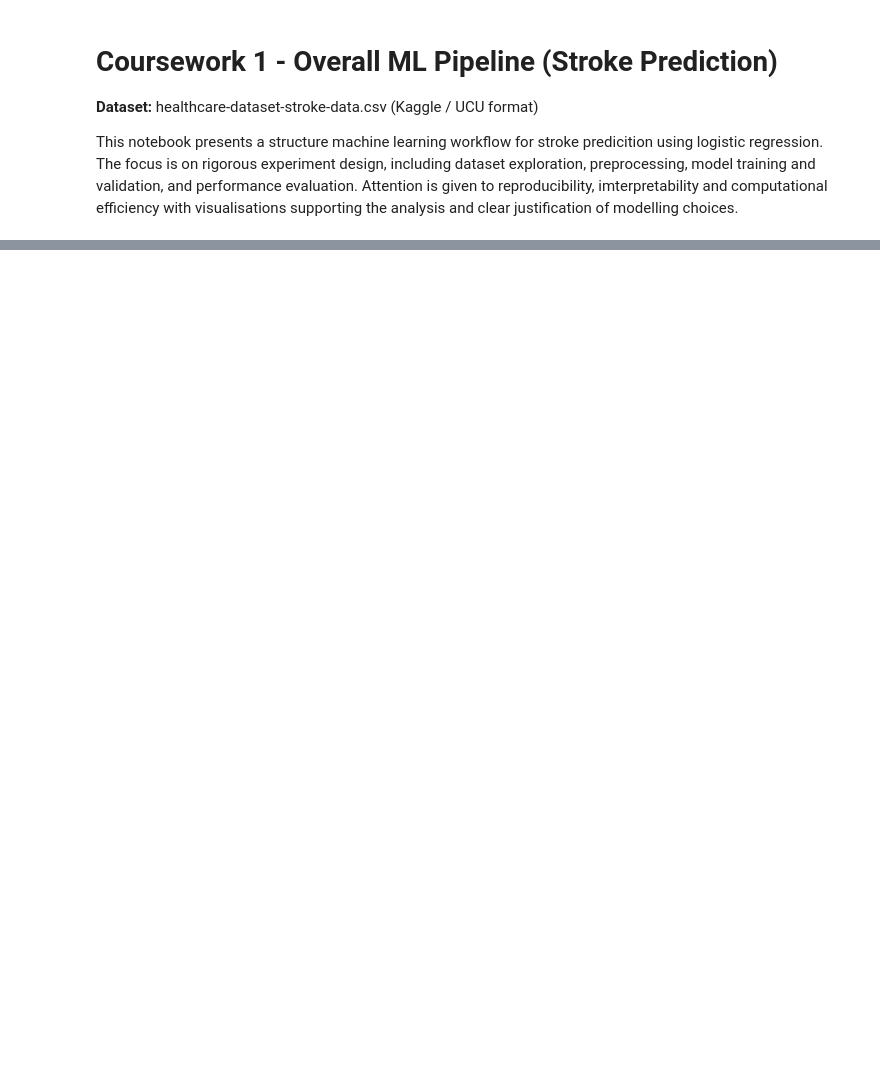
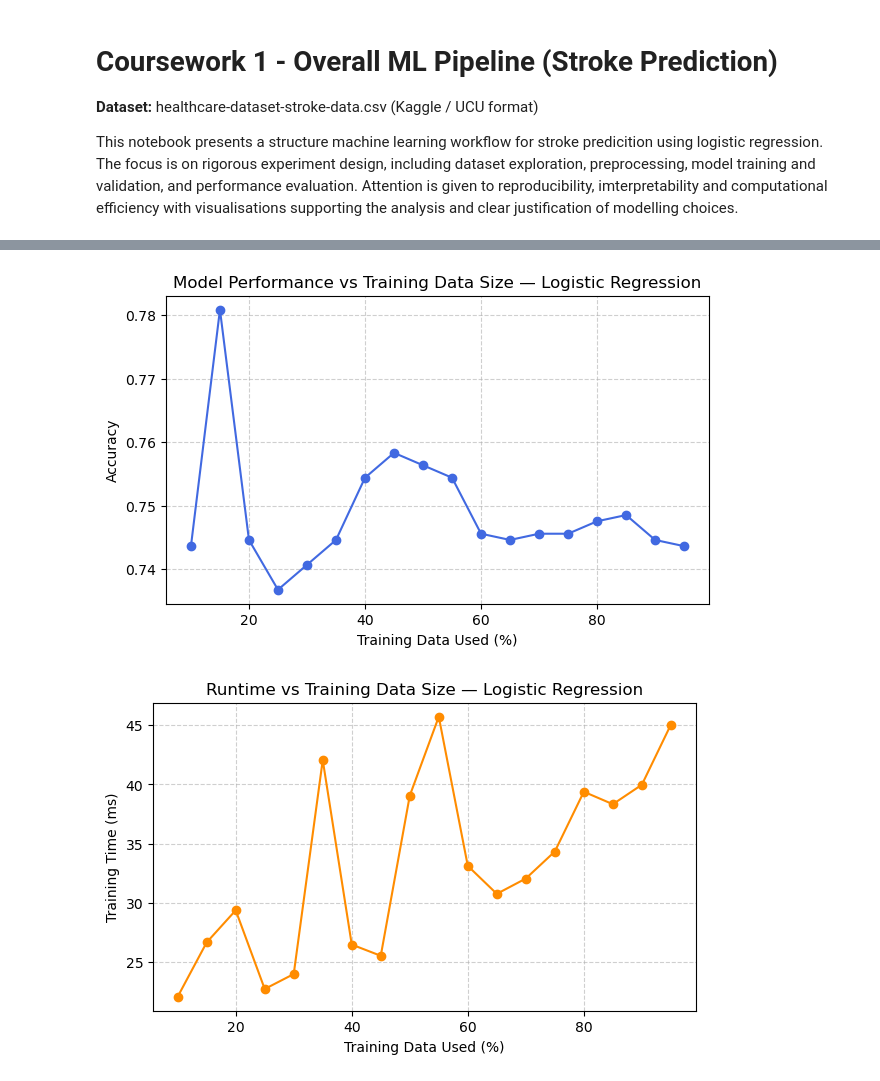
Before and after one commit to PatriciaMunginga/Stroke-Prediction-Using-AI-and-ML, a Jupyter notebook: ENG4200_CW1_3033388M.ipynb, the cells around one changed output, grey strips where cells are left out. Drawn from its saved outputs; the diff is of its cells as text; code cells hidden in the pictures; blank space fills up the shorter version.

```diff
--- a/ENG4200_CW1_3033388M.ipynb
+++ b/ENG4200_CW1_3033388M.ipynb
@@ -219,0 +419,10 @@ Classification: Pipeline(steps=[('scaler', StandardScaler()),
+# %%
+""" Accuracy Metrics """
+
+acc = accuracy_score(y_test, y_pred)
+f1 = f1_score(y_test, y_pred, zero_division=0)
+rec = recall_score(y_test, y_pred)
+roc = roc_auc_score(y_test, y_proba)
+
+print(f"Test Accuracy: {acc:.3f} | Test F1: {f1:.3f} | Test Recall: {rec:.3f} | Test ROC-AUC: {roc:.3f}")
+print(f"Training (GridSearch) time: {grid_time*1000:.1f} ms | Prediction time: {pred_time*1000:.1f} ms")
@@ -219,0 +585,42 @@ Classification: Pipeline(steps=[('scaler', StandardScaler()),
+# %%
+fractions = np.arange(0.1, 1.0, 0.05)  # 10%, 15%, ..., 95%
+accuracies = []
+train_times = []
+
+for frac in fractions:
+    X_sample, _, y_sample, _ = train_test_split(
+        X_train, y_train, train_size=frac, stratify=y_train, random_state=RNG
+    )
+
+    # Measure training time
+    t0 = time.time()
+    clf_pipeline.fit(X_sample, y_sample)
+    train_time = time.time() - t0
+    train_times.append(train_time)
+
+    # Evaluate accuracy on the same test set
+    y_pred_sample = clf_pipeline.predict(X_test)
+    acc = accuracy_score(y_test, y_pred_sample)
+    accuracies.append(acc)
+
+# --- Plot 1: Accuracy vs Training Data Size ---
+plt.figure(figsize=(7, 4))
+plt.plot(np.array(fractions) * 100, accuracies, marker="o", color="royalblue")
+plt.title("Model Performance vs Training Data Size — Logistic Regression")
+plt.xlabel("Training Data Used (%)")
+plt.ylabel("Accuracy")
+plt.grid(True, linestyle="--", alpha=0.6)
+plt.show()
+
+# --- Plot 2: Runtime vs Training Data Size ---
+plt.figure(figsize=(7, 4))
+plt.plot(np.array(fractions) * 100, np.array(train_times) * 1000,
+         marker="o", color="darkorange")
+plt.title("Runtime vs Training Data Size — Logistic Regression")
+plt.xlabel("Training Data Used (%)")
+plt.ylabel("Training Time (ms)")
+plt.grid(True, linestyle="--", alpha=0.6)
+plt.show()
+# %% [output]
+[figure, added]
+[figure, added]
```
Also changed, not shown: parts of 48 cells of this notebook, 2 other files.
